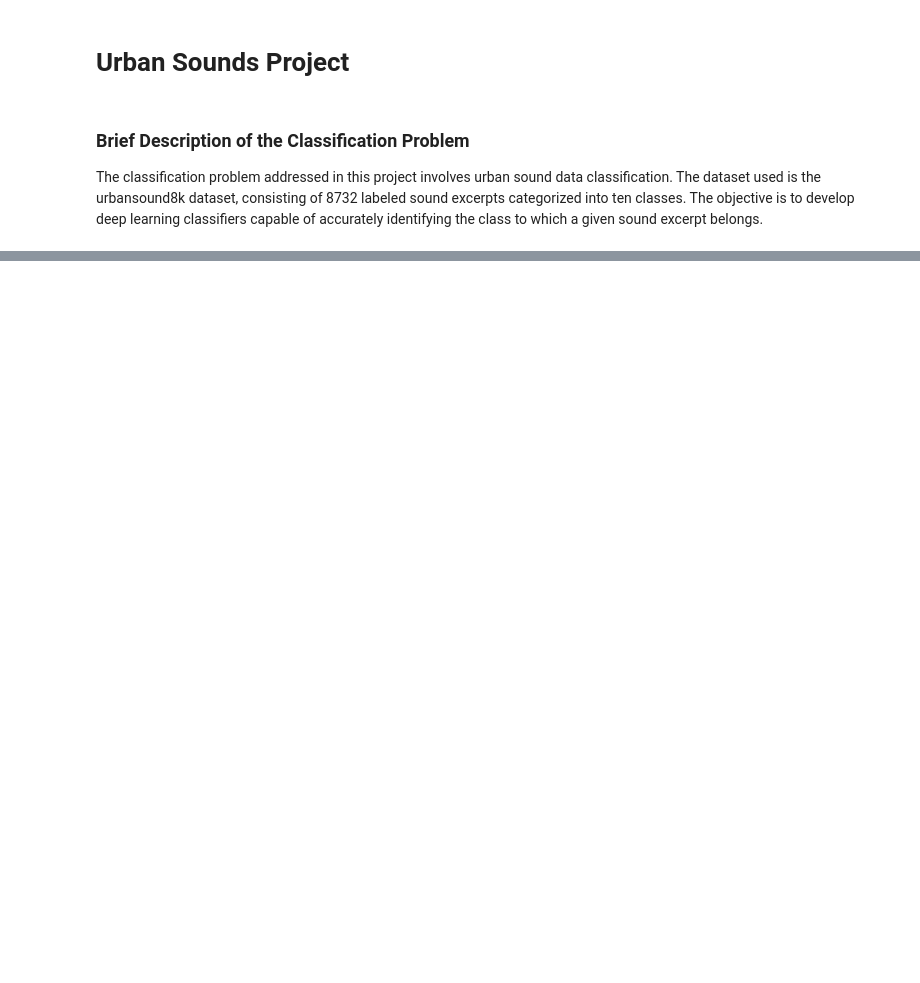
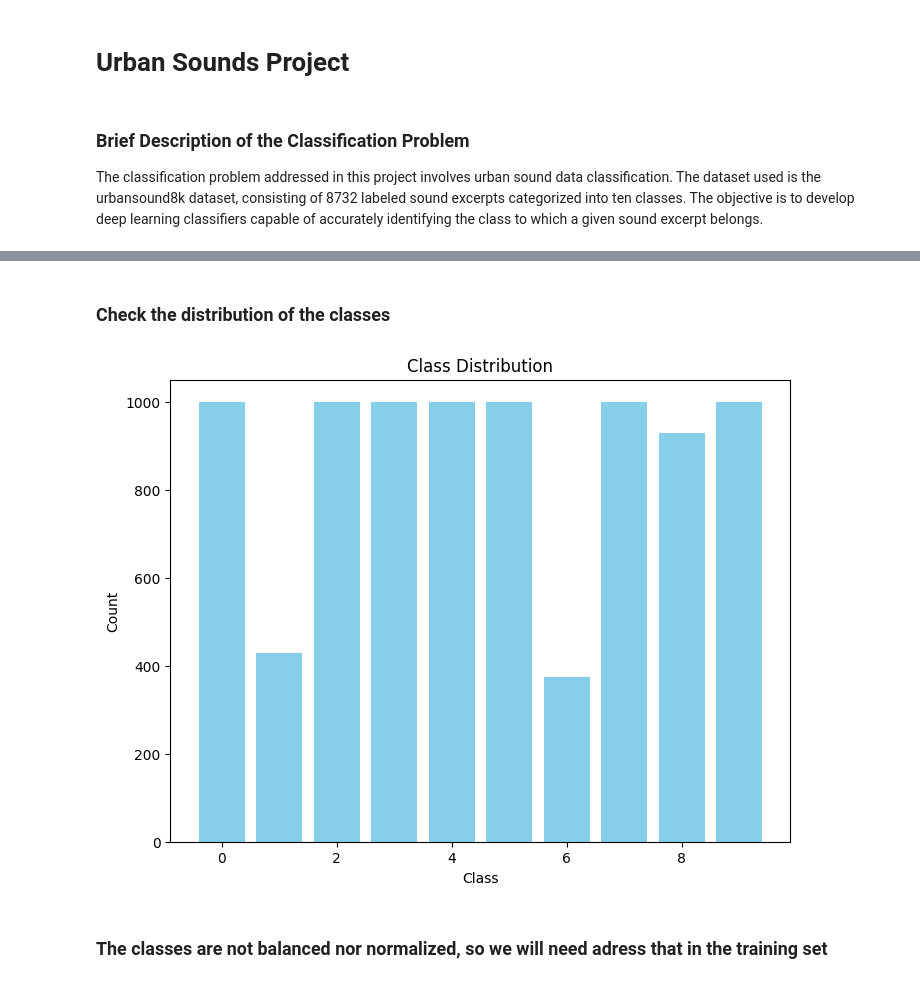
Before and after one commit to seblessa/UrbanSounds, a Jupyter notebook: FinalNotebook.ipynb, the cells around one changed output, grey strips where cells are left out. Drawn from its saved outputs; the diff is of its cells as text; code cells hidden in the pictures; blank space fills up the shorter version.

```diff
--- a/FinalNotebook.ipynb
+++ b/FinalNotebook.ipynb
@@ -6,0 +38,5 @@ The classification problem addressed in this project involves urban sound data c
+# %%
+df['Label'] = df['Label'].str.split('-').str[1]
+
+# Display the first few rows of the updated DataFrame
+print(df.head())
@@ -6,0 +70,11 @@ The classification problem addressed in this project involves urban sound data c
+# %%
+def calculate_mean_from_string(string):
+    cleaned_string = string.replace('\n', '')
+    numbers = re.findall(r"[-+]?\d*\.\d+|\d+", cleaned_string)
+    array = np.array(numbers, dtype=float)
+    mean_value = np.mean(array)
+    return mean_value
+# %%
+df['Label'] = df['Label'].astype('int64')
+# %%
+df['fourier_tempogram'] = df['fourier_tempogram'].apply(calculate_mean_from_string)
@@ -6,0 +107,17 @@ The classification problem addressed in this project involves urban sound data c
+# %% [markdown]
+### Check the distribution of the classes
+# %%
+class_counts = df['Label'].value_counts()
+class_labels = class_counts.index
+class_values = class_counts.values
+
+plt.figure(figsize=(8, 6))
+plt.bar(class_labels, class_values, color='skyblue')
+plt.xlabel('Class')
+plt.ylabel('Count')
+plt.title('Class Distribution')
+plt.show()
+# %% [output]
+[figure, added]
+# %% [markdown]
+### The classes are not balanced nor normalized, so we will need adress that in the training set
```
Also changed, not shown: parts of 31 cells of this notebook, 1 other file.
